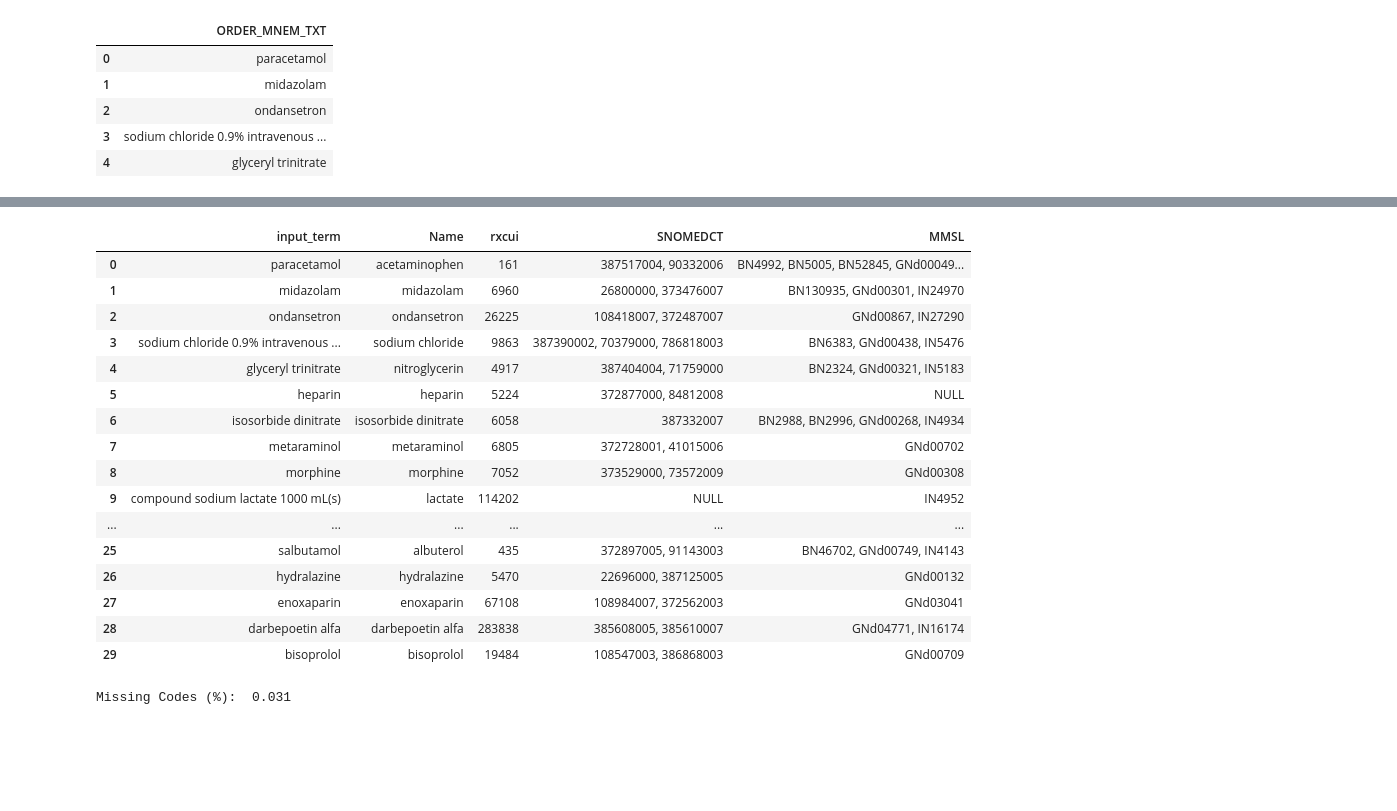
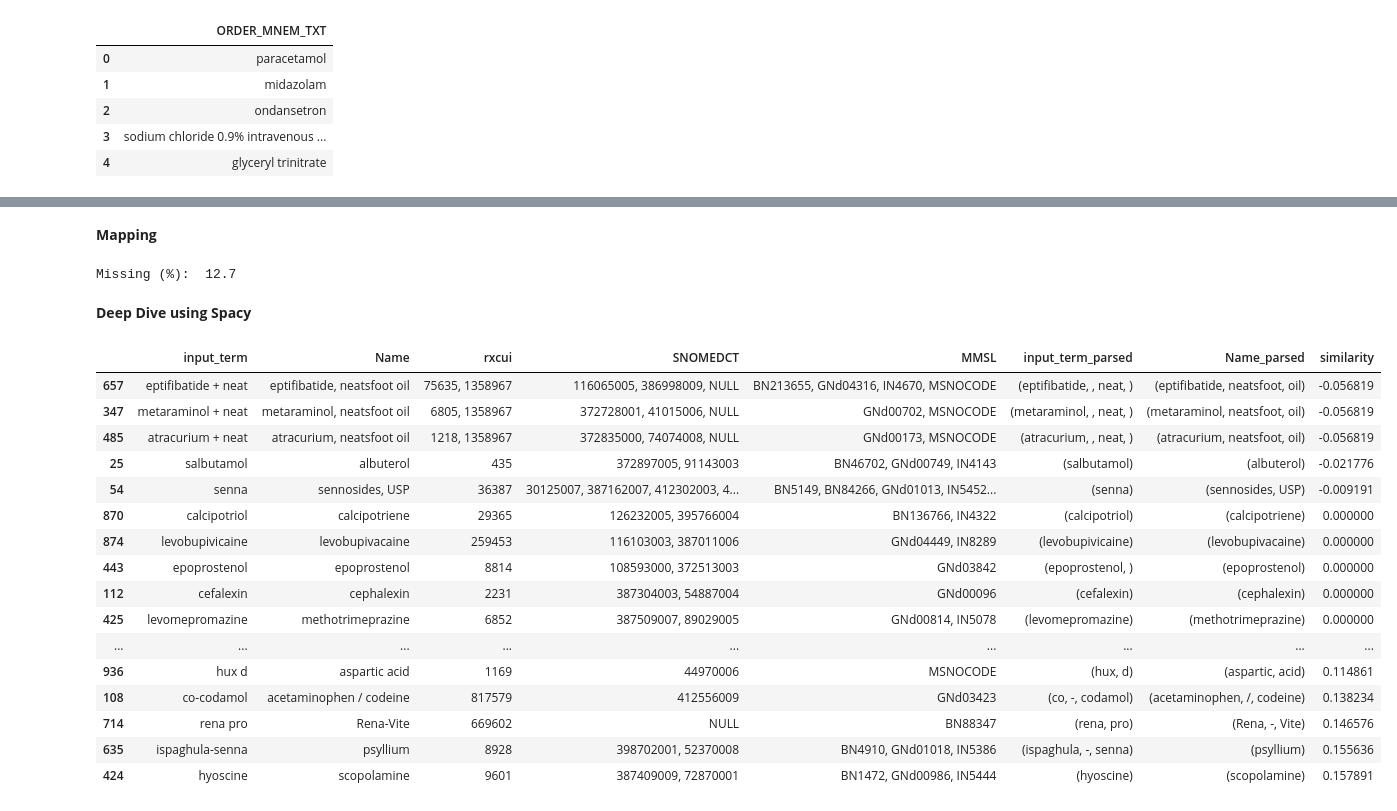
Before and after one commit to andrewhouston113/RxNorm_Mapping, a Jupyter notebook: notebooks/Medication_Search.ipynb, the cells around one changed output, grey strips where cells are left out. Saved outputs shown, nothing was run; the diff lists cells and outputs as text; code cells hidden in the pictures; blank space fills up the shorter version.

```diff
--- a/notebooks/Medication_Search.ipynb
+++ b/notebooks/Medication_Search.ipynb
@@ -15,0 +18,22 @@ df.head()
+# %%
+# De-capitalise
+
+df['ORDER_MNEM_TXT'] = df['ORDER_MNEM_TXT'].str.lower()
+
+# Removing unwanted terms
+replace = '|'.join(['\d+',
+    'ml',
+    'mg' ,
+    'intravenous',
+    'solution',
+    '[\(\[].*?[\)\]]',
+    'syringe driver -',
+    'injection',
+    '\.',
+    '\%',
+    'infusion',
+    'topical'])
+
+df['ORDER_MNEM_TXT'] = df['ORDER_MNEM_TXT'].str.replace(replace,'', regex=True)
+df = df.drop_duplicates(subset='ORDER_MNEM_TXT', keep="first")
+df.head(5)
@@ -16,3 +49,5 @@ df.head()
+# %% [markdown]
+**Mapping**
 # %%
 medications_df = pd.DataFrame(columns = ['input_term','Name','rxcui','SNOMEDCT','MMSL'])
 for value in df['ORDER_MNEM_TXT']:
@@ -58,27 +110,7 @@ for value in df['ORDER_MNEM_TXT']:
     medications_df = medications_df.append(codes, ignore_index=True)
 
     clear_output()
-# %%
-medications_df.head(30)
-# %% [output]
-|  | input_term | Name | rxcui | SNOMEDCT | MMSL |
-| 0 | paracetamol | acetaminophen | 161 | 387517004, 90332006 | BN4992, BN5005, BN52845, GNd00049... |
-| 1 | midazolam | midazolam | 6960 | 26800000, 373476007 | BN130935, GNd00301, IN24970 |
-| 2 | ondansetron | ondansetron | 26225 | 108418007, 372487007 | GNd00867, IN27290 |
-| 3 | sodium chloride 0.9% intravenous ... | sodium chloride | 9863 | 387390002, 70379000, 786818003 | BN6383, GNd00438, IN5476 |
-| 4 | glyceryl trinitrate | nitroglycerin | 4917 | 387404004, 71759000 | BN2324, GNd00321, IN5183 |
-| 5 | heparin | heparin | 5224 | 372877000, 84812008 | NULL |
-| 6 | isosorbide dinitrate | isosorbide dinitrate | 6058 | 387332007 | BN2988, BN2996, GNd00268, IN4934 |
-| 7 | metaraminol | metaraminol | 6805 | 372728001, 41015006 | GNd00702 |
-| 8 | morphine | morphine | 7052 | 373529000, 73572009 | GNd00308 |
-| 9 | compound sodium lactate 1000 mL(s) | lactate | 114202 | NULL | IN4952 |
-| ... | ... | ... | ... | ... | ... |
-| 25 | salbutamol | albuterol | 435 | 372897005, 91143003 | BN46702, GNd00749, IN4143 |
-| 26 | hydralazine | hydralazine | 5470 | 22696000, 387125005 | GNd00132 |
-| 27 | enoxaparin | enoxaparin | 67108 | 108984007, 372562003 | GNd03041 |
-| 28 | darbepoetin alfa | darbepoetin alfa | 283838 | 385608005, 385610007 | GNd04771, IN16174 |
-| 29 | bisoprolol | bisoprolol | 19484 | 108547003, 386868003 | GNd00709 |
 # %%
-print('Missing Codes (%): ', (medications_df['input_term'][medications_df['SNOMEDCT']=='NULL'].count()/medications_df['input_term'].count()).round(3))
+print('Missing (%): ', (medications_df["input_term"][medications_df["rxcui"]=='NULL'].count()/medications_df["input_term"].count()).round(3)*100)
 # %% [output]
-Missing Codes (%):  0.031
+Missing (%):  12.7
@@ -84,0 +119,2 @@ Missing Codes (%):  0.031
+# %% [markdown]
+**Deep Dive using Spacy**
@@ -84,0 +123,26 @@ Missing Codes (%):  0.031
+# %%
+nlp = spacy.load("en_core_web_md")
+medications_df['input_term_parsed'] = medications_df['input_term'].str.replace('+','').apply(nlp)
+medications_df['Name_parsed'] = medications_df['Name'].str.replace(',','').apply(nlp)
+# %%
+medications_df['similarity'] = medications_df.apply(lambda x: x['input_term_parsed'].similarity(x['Name_parsed']),axis=1)
+# %%
+medications_df.sort_values(by='similarity',ascending=1)[medications_df['Name']!='NULL'].head(60)
+# %% [output]
+|  | input_term | Name | rxcui | SNOMEDCT | MMSL | input_term_parsed | Name_parsed | similarity |
+| 657 | eptifibatide + neat | eptifibatide, neatsfoot oil | 75635, 1358967 | 116065005, 386998009, NULL | BN213655, GNd04316, IN4670, MSNOCODE | (eptifibatide, , neat, ) | (eptifibatide, neatsfoot, oil) | -0.056819 |
+| 347 | metaraminol + neat | metaraminol, neatsfoot oil | 6805, 1358967 | 372728001, 41015006, NULL | GNd00702, MSNOCODE | (metaraminol, , neat, ) | (metaraminol, neatsfoot, oil) | -0.056819 |
+| 485 | atracurium + neat | atracurium, neatsfoot oil | 1218, 1358967 | 372835000, 74074008, NULL | GNd00173, MSNOCODE | (atracurium, , neat, ) | (atracurium, neatsfoot, oil) | -0.056819 |
+| 25 | salbutamol | albuterol | 435 | 372897005, 91143003 | BN46702, GNd00749, IN4143 | (salbutamol) | (albuterol) | -0.021776 |
+| 54 | senna | sennosides, USP | 36387 | 30125007, 387162007, 412302003, 4... | BN5149, BN84266, GNd01013, IN5452... | (senna) | (sennosides, USP) | -0.009191 |
+| 870 | calcipotriol | calcipotriene | 29365 | 126232005, 395766004 | BN136766, IN4322 | (calcipotriol) | (calcipotriene) | 0.000000 |
+| 874 | levobupivicaine | levobupivacaine | 259453 | 116103003, 387011006 | GNd04449, IN8289 | (levobupivicaine) | (levobupivacaine) | 0.000000 |
+| 443 | epoprostenol | epoprostenol | 8814 | 108593000, 372513003 | GNd03842 | (epoprostenol, ) | (epoprostenol) | 0.000000 |
+| 112 | cefalexin | cephalexin | 2231 | 387304003, 54887004 | GNd00096 | (cefalexin) | (cephalexin) | 0.000000 |
+| 425 | levomepromazine | methotrimeprazine | 6852 | 387509007, 89029005 | GNd00814, IN5078 | (levomepromazine) | (methotrimeprazine) | 0.000000 |
+| ... | ... | ... | ... | ... | ... | ... | ... | ... |
+| 936 | hux d | aspartic acid | 1169 | 44970006 | MSNOCODE | (hux, d) | (aspartic, acid) | 0.114861 |
+| 108 | co-codamol | acetaminophen / codeine | 817579 | 412556009 | GNd03423 | (co, -, codamol) | (acetaminophen, /, codeine) | 0.138234 |
+| 714 | rena pro | Rena-Vite | 669602 | NULL | BN88347 | (rena, pro) | (Rena, -, Vite) | 0.146576 |
+| 635 | ispaghula-senna | psyllium | 8928 | 398702001, 52370008 | BN4910, GNd01018, IN5386 | (ispaghula, -, senna) | (psyllium) | 0.155636 |
+| 424 | hyoscine | scopolamine | 9601 | 387409009, 72870001 | BN1472, GNd00986, IN5444 | (hyoscine) | (scopolamine) | 0.157891 |
```
Also changed, not shown: parts of 6 cells of this notebook, 3 other files.
